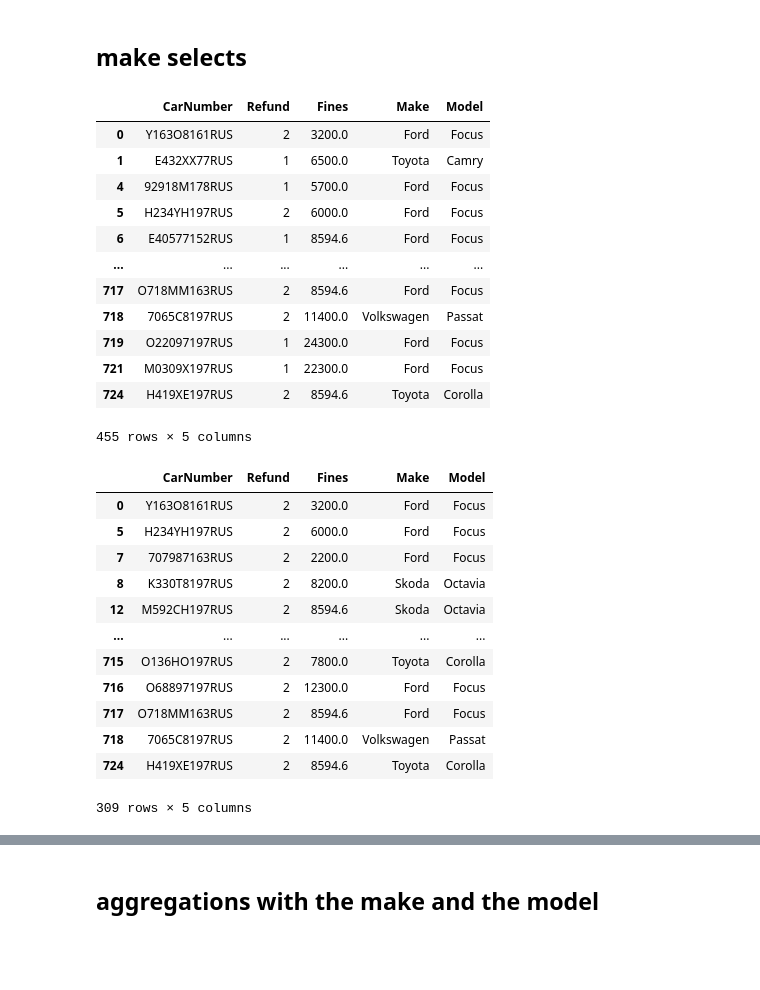
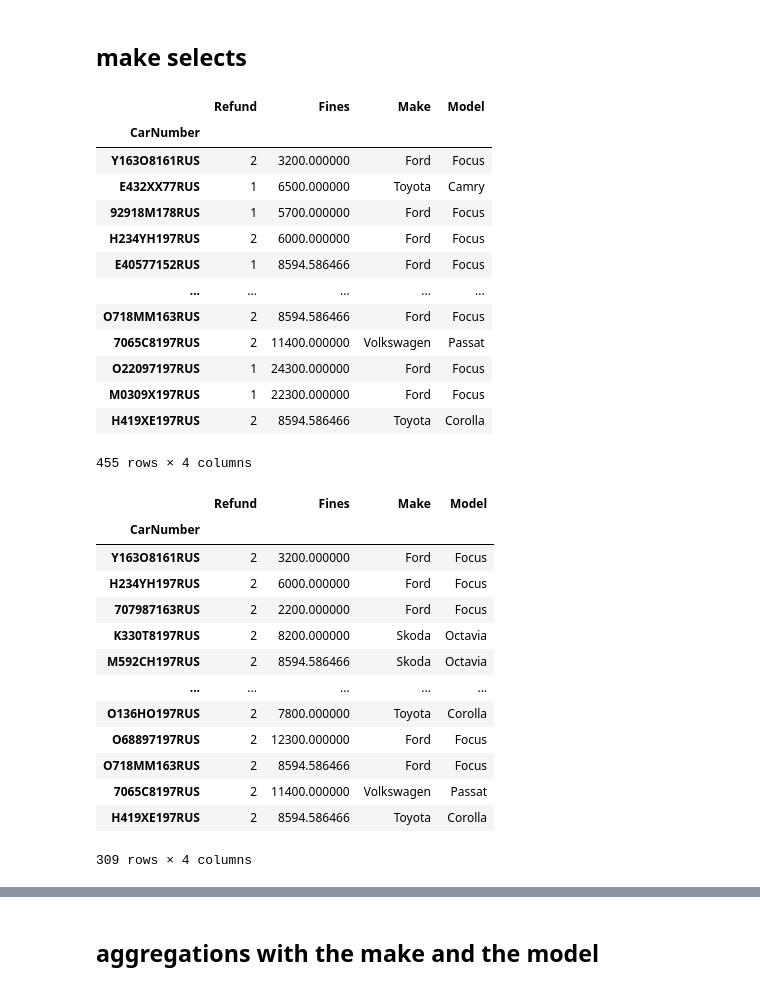
Before and after one commit to greg-gav/Python_DS_42_Picine, a Jupyter notebook: day_05/ex03/selects_n_aggs.ipynb, the cells around one changed output, grey strips where cells are left out. Saved outputs shown, nothing was run; the diff lists cells and outputs as text; code cells hidden in the pictures; blank space fills up the shorter version.

```diff
--- a/day_05/ex03/selects_n_aggs.ipynb
+++ b/day_05/ex03/selects_n_aggs.ipynb
@@ -6,4 +6,4 @@ import pandas as pd
 df = pd.read_json(
     "../data/auto.json",
 )
-df.set_index("CarNumber")
+df = df.set_index("CarNumber", copy=False)
@@ -27,36 +12,37 @@ df.set_index("CarNumber")
 # %%
 df.loc[df['Fines'] > 2100]
 # %% [output]
-|  | CarNumber | Refund | Fines | Make | Model |
-| 0 | Y163O8161RUS | 2 | 3200.0 | Ford | Focus |
-| 1 | E432XX77RUS | 1 | 6500.0 | Toyota | Camry |
-| 4 | 92918M178RUS | 1 | 5700.0 | Ford | Focus |
-| 5 | H234YH197RUS | 2 | 6000.0 | Ford | Focus |
-| 6 | E40577152RUS | 1 | 8594.6 | Ford | Focus |
-| ... | ... | ... | ... | ... | ... |
-| 717 | O718MM163RUS | 2 | 8594.6 | Ford | Focus |
-| 718 | 7065C8197RUS | 2 | 11400.0 | Volkswagen | Passat |
-| 719 | O22097197RUS | 1 | 24300.0 | Ford | Focus |
-| 721 | M0309X197RUS | 1 | 22300.0 | Ford | Focus |
-| 724 | H419XE197RUS | 2 | 8594.6 | Toyota | Corolla |
+|  | Refund | Fines | Make | Model |
+| CarNumber |  |  |  |  |
+| Y163O8161RUS | 2 | 3200.000000 | Ford | Focus |
+| E432XX77RUS | 1 | 6500.000000 | Toyota | Camry |
+| 92918M178RUS | 1 | 5700.000000 | Ford | Focus |
+| H234YH197RUS | 2 | 6000.000000 | Ford | Focus |
+| E40577152RUS | 1 | 8594.586466 | Ford | Focus |
+| ... | ... | ... | ... | ... |
+| O718MM163RUS | 2 | 8594.586466 | Ford | Focus |
+| 7065C8197RUS | 2 | 11400.000000 | Volkswagen | Passat |
+| O22097197RUS | 1 | 24300.000000 | Ford | Focus |
+| M0309X197RUS | 1 | 22300.000000 | Ford | Focus |
+| H419XE197RUS | 2 | 8594.586466 | Toyota | Corolla |
-455 rows × 5 columns
+455 rows × 4 columns
 # %%
 df.loc[(df['Fines'] > 2100) & (df['Refund'] == 2)]
-df.query('Fines > 2100 & Refund == 2')
 # %% [output]
-|  | CarNumber | Refund | Fines | Make | Model |
-| 0 | Y163O8161RUS | 2 | 3200.0 | Ford | Focus |
-| 5 | H234YH197RUS | 2 | 6000.0 | Ford | Focus |
-| 7 | 707987163RUS | 2 | 2200.0 | Ford | Focus |
-| 8 | K330T8197RUS | 2 | 8200.0 | Skoda | Octavia |
-| 12 | M592CH197RUS | 2 | 8594.6 | Skoda | Octavia |
-| ... | ... | ... | ... | ... | ... |
-| 715 | O136HO197RUS | 2 | 7800.0 | Toyota | Corolla |
-| 716 | O68897197RUS | 2 | 12300.0 | Ford | Focus |
-| 717 | O718MM163RUS | 2 | 8594.6 | Ford | Focus |
-| 718 | 7065C8197RUS | 2 | 11400.0 | Volkswagen | Passat |
-| 724 | H419XE197RUS | 2 | 8594.6 | Toyota | Corolla |
+|  | Refund | Fines | Make | Model |
+| CarNumber |  |  |  |  |
+| Y163O8161RUS | 2 | 3200.000000 | Ford | Focus |
+| H234YH197RUS | 2 | 6000.000000 | Ford | Focus |
+| 707987163RUS | 2 | 2200.000000 | Ford | Focus |
+| K330T8197RUS | 2 | 8200.000000 | Skoda | Octavia |
+| M592CH197RUS | 2 | 8594.586466 | Skoda | Octavia |
+| ... | ... | ... | ... | ... |
+| O136HO197RUS | 2 | 7800.000000 | Toyota | Corolla |
+| O68897197RUS | 2 | 12300.000000 | Ford | Focus |
+| O718MM163RUS | 2 | 8594.586466 | Ford | Focus |
+| 7065C8197RUS | 2 | 11400.000000 | Volkswagen | Passat |
+| H419XE197RUS | 2 | 8594.586466 | Toyota | Corolla |
-309 rows × 5 columns
+309 rows × 4 columns
 # %%
 df.loc[df['Model'].isin(['Focus','Corolla'])]
 # %% [output]
```
Also changed, not shown: parts of 6 cells of this notebook, 7 other files.
